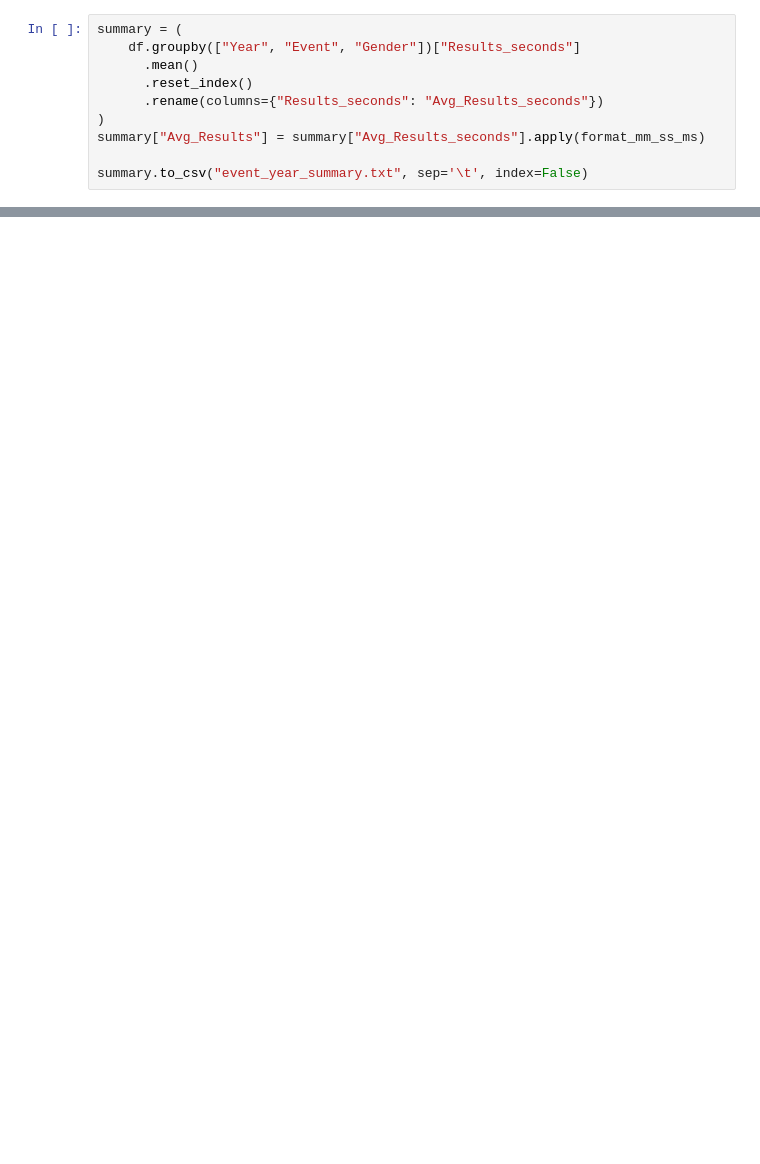
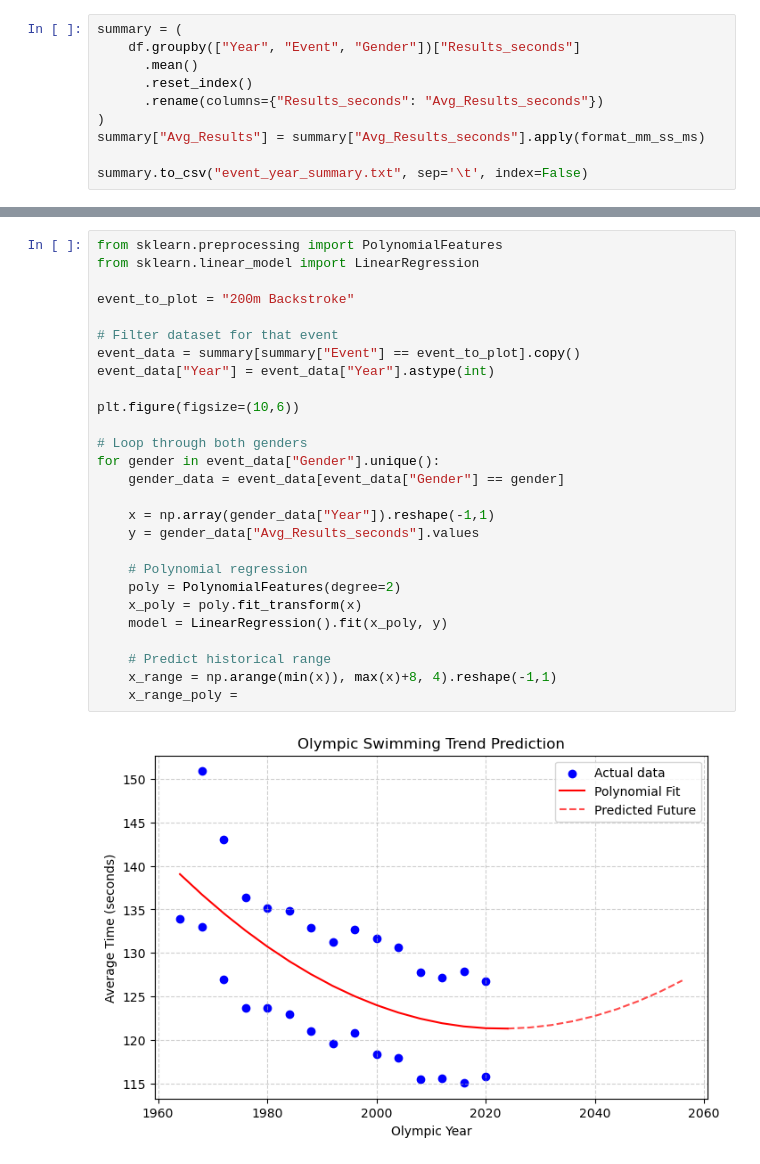
Before and after one commit to wllamjp/olympic-swimming, a Jupyter notebook: notebooks/analysis.ipynb, the cells around one changed output, grey strips where cells are left out. Drawn from its saved outputs; the diff is of its cells as text; blank space fills up the shorter version.

```diff
--- a/notebooks/analysis.ipynb
+++ b/notebooks/analysis.ipynb
@@ -150,0 +205,29 @@ summary.to_csv("event_year_summary.txt", sep='\t', index=False)
+# %%
+from sklearn.preprocessing import PolynomialFeatures
+from sklearn.linear_model import LinearRegression
+
+event_to_plot = "200m Backstroke"
+
+# Filter dataset for that event
+event_data = summary[summary["Event"] == event_to_plot].copy()
+event_data["Year"] = event_data["Year"].astype(int)
+
+plt.figure(figsize=(10,6))
+
+# Loop through both genders
+for gender in event_data["Gender"].unique():
+    gender_data = event_data[event_data["Gender"] == gender]
+
+    x = np.array(gender_data["Year"]).reshape(-1,1)
+    y = gender_data["Avg_Results_seconds"].values
+
+    # Polynomial regression
+    poly = PolynomialFeatures(degree=2)
+    x_poly = poly.fit_transform(x)
+    model = LinearRegression().fit(x_poly, y)
+
+    # Predict historical range
+    x_range = np.arange(min(x)), max(x)+8, 4).reshape(-1,1)
+    x_range_poly =
+# %% [output]
+[figure, added]
```
Also changed, not shown: parts of 6 cells of this notebook.
